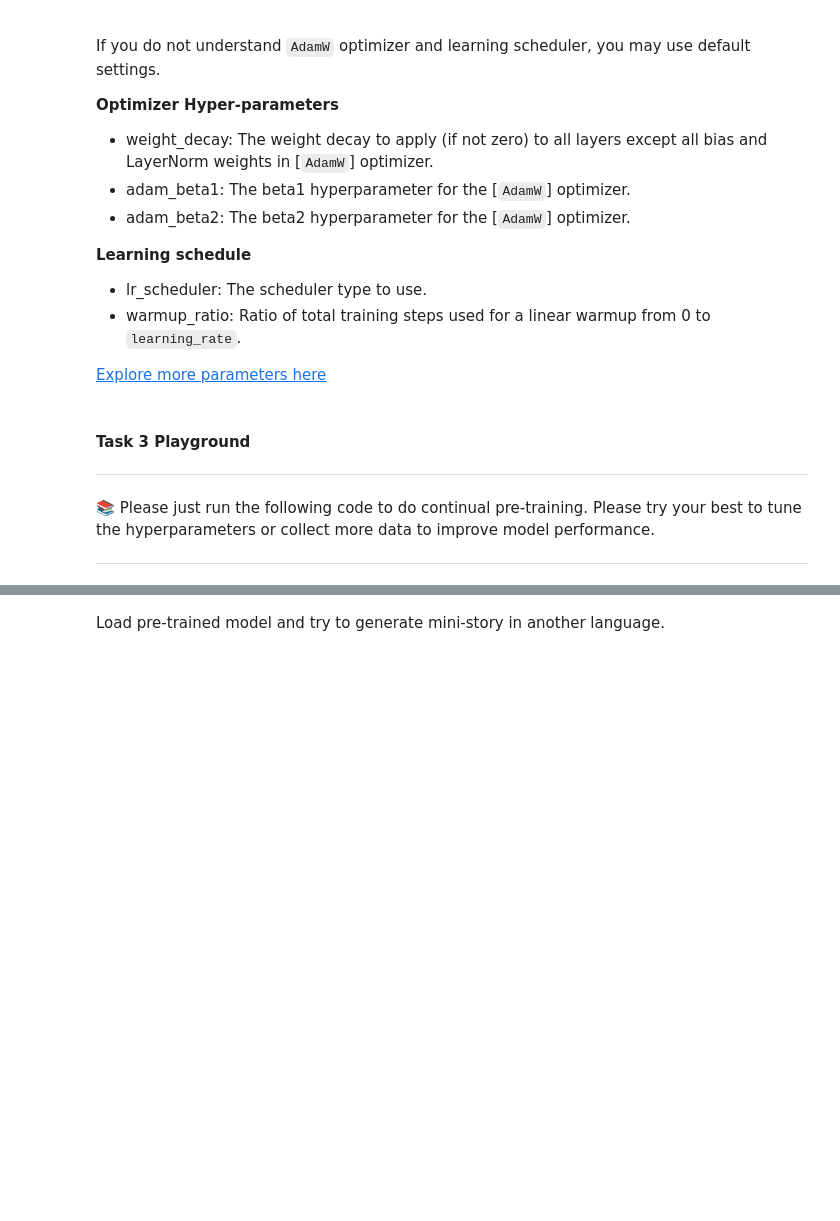
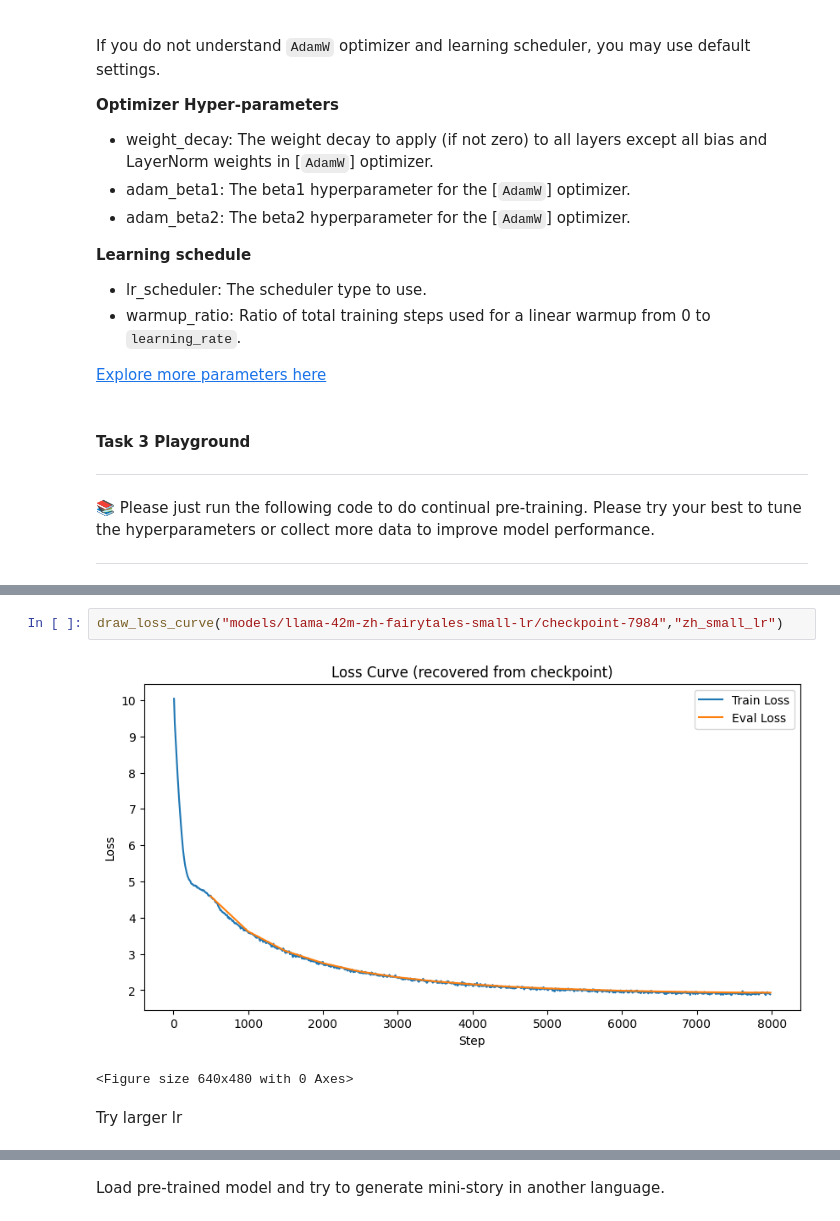
Before and after one commit to Sandoleathy/CISC7021-Applied-NLP-Assignment1, a Jupyter notebook: Tiny Llama-2.ipynb, the cells around one changed output, grey strips where cells are left out. Cells and saved outputs as stored; diff of their text form; blank space fills up the shorter version.

```diff
--- a/Tiny Llama-2.ipynb
+++ b/Tiny Llama-2.ipynb
@@ -1000,0 +1090,7 @@ TrainOutput(global_step=2000, training_loss=1.7592032198905945, metrics={'train_
+# %%
+draw_loss_curve("models/llama-42m-zh-fairytales-small-lr/checkpoint-7984","zh_small_lr")
+# %% [output]
+[figure, added]
+<Figure size 640x480 with 0 Axes>
+# %% [markdown]
+Try larger lr
```
Also changed, not shown: parts of 67 cells of this notebook, 3 other files.
